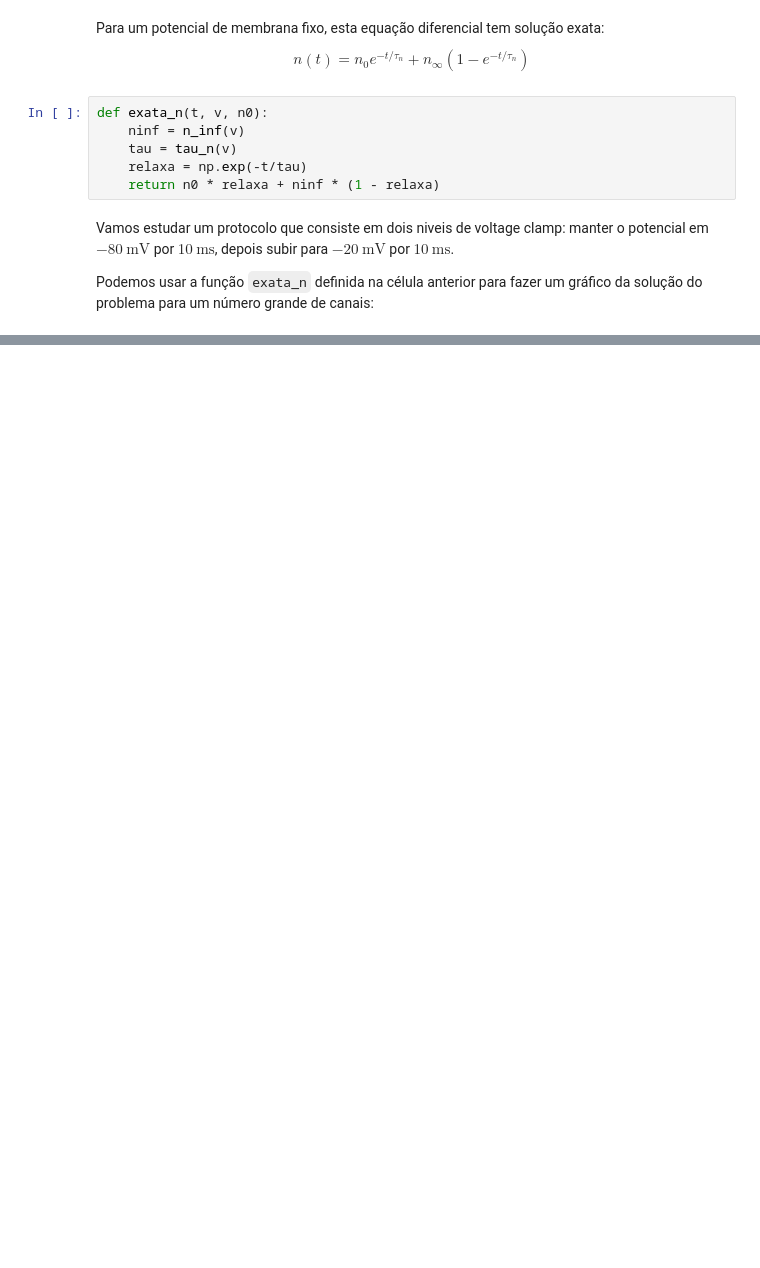
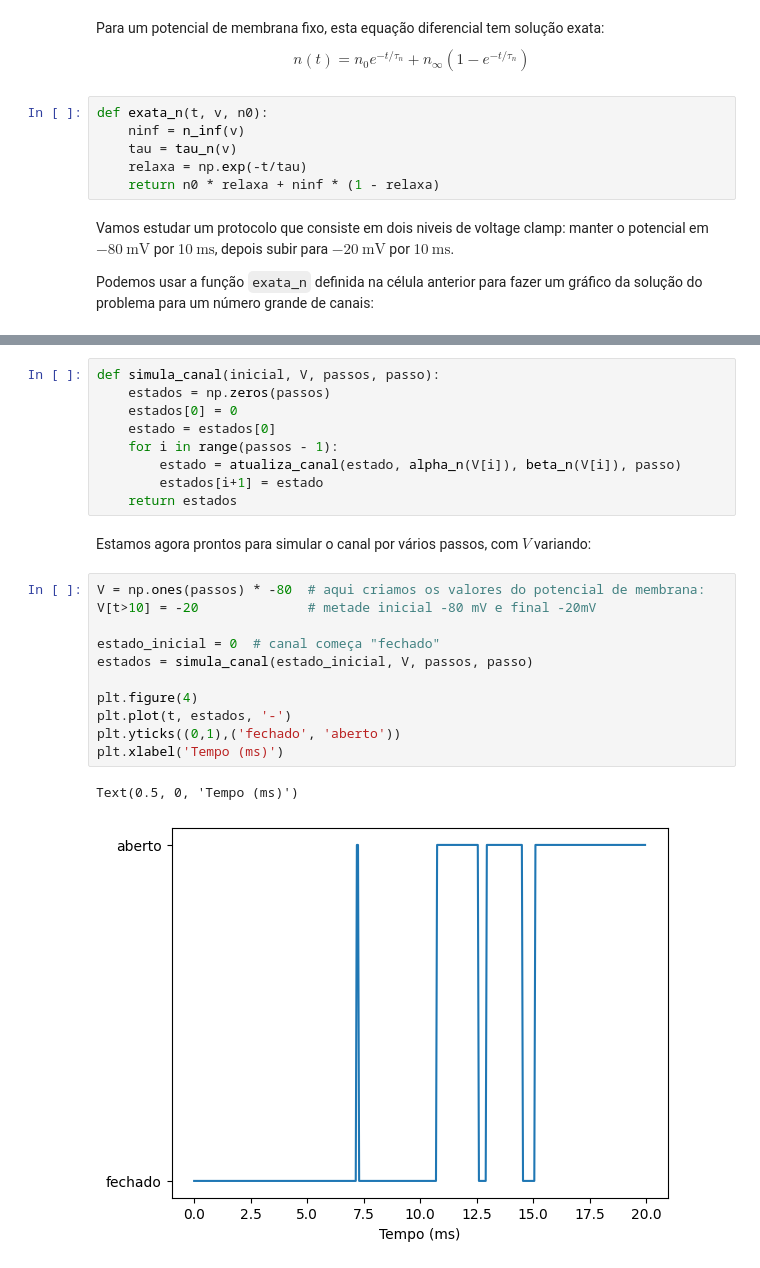
Before and after one commit to borismarin/sample-data, a Jupyter notebook: neuro-comp/Atividade-Canais.ipynb, the cells around one changed output, grey strips where cells are left out. Drawn from its saved outputs; the diff is of its cells as text; blank space fills up the shorter version.

```diff
--- a/neuro-comp/Atividade-Canais.ipynb
+++ b/neuro-comp/Atividade-Canais.ipynb
@@ -87,0 +145,25 @@ plt.plot(t, n, 'o-')
+# %%
+def simula_canal(inicial, V, passos, passo):
+    estados = np.zeros(passos)
+    estados[0] = 0
+    estado = estados[0]
+    for i in range(passos - 1):
+        estado = atualiza_canal(estado, alpha_n(V[i]), beta_n(V[i]), passo)
+        estados[i+1] = estado
+    return estados
+# %% [markdown]
+Estamos agora prontos para simular o canal por vários passos, com $V$ variando:
+# %%
+V = np.ones(passos) * -80  # aqui criamos os valores do potencial de membrana:
+V[t>10] = -20              # metade inicial -80 mV e final -20mV
+
+estado_inicial = 0  # canal começa "fechado"
+estados = simula_canal(estado_inicial, V, passos, passo)
+
+plt.figure(4)
+plt.plot(t, estados, '-')
+plt.yticks((0,1),('fechado', 'aberto'))
+plt.xlabel('Tempo (ms)')
+# %% [output]
+Text(0.5, 0, 'Tempo (ms)')
+[figure, added]
```
Also changed, not shown: parts of 18 cells of this notebook.
